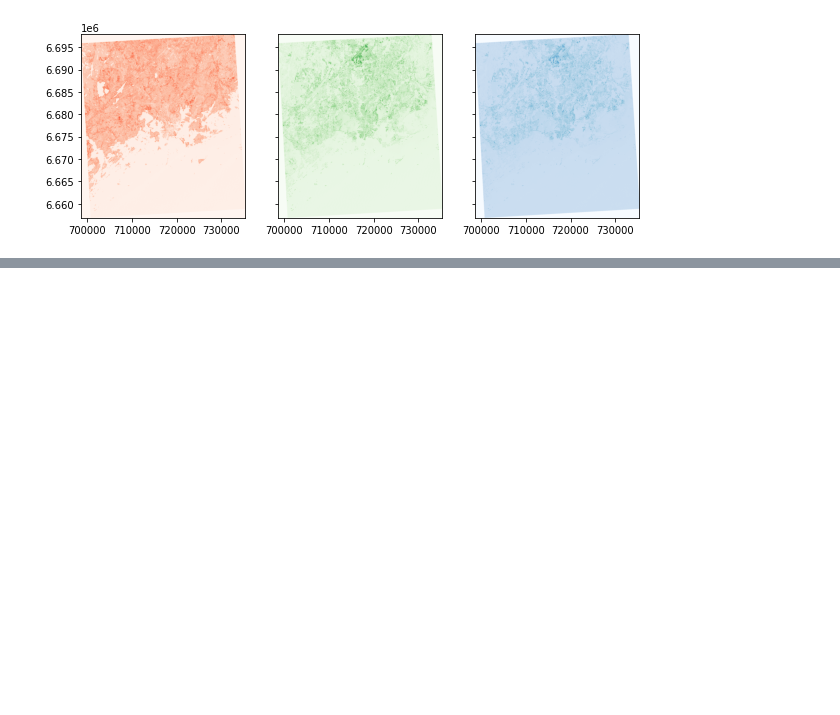
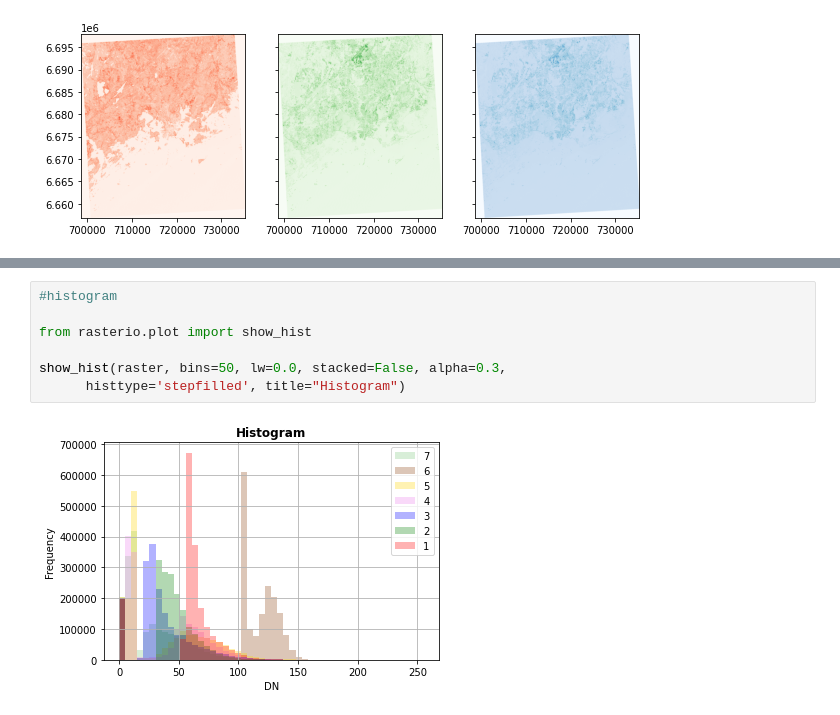
Before and after one commit to SergeyShchus/Automatic_GIS, a Jupyter notebook: Notebook/Geopandas/Rasterio.ipynb, the cells around one changed output, grey strips where cells are left out. Saved outputs shown, nothing was run; the diff lists cells and outputs as text; blank space fills up the shorter version.

```diff
--- a/Notebook/Geopandas/Rasterio.ipynb
+++ b/Notebook/Geopandas/Rasterio.ipynb
@@ -161,0 +216,9 @@ show((raster, 1), cmap='Blues', ax=ax3)
+# %%
+#histogram
+
+from rasterio.plot import show_hist
+
+show_hist(raster, bins=50, lw=0.0, stacked=False, alpha=0.3,
+      histtype='stepfilled', title="Histogram")
+# %% [output]
+[figure, added]
```
Also changed, not shown: parts of 4 cells of this notebook.
